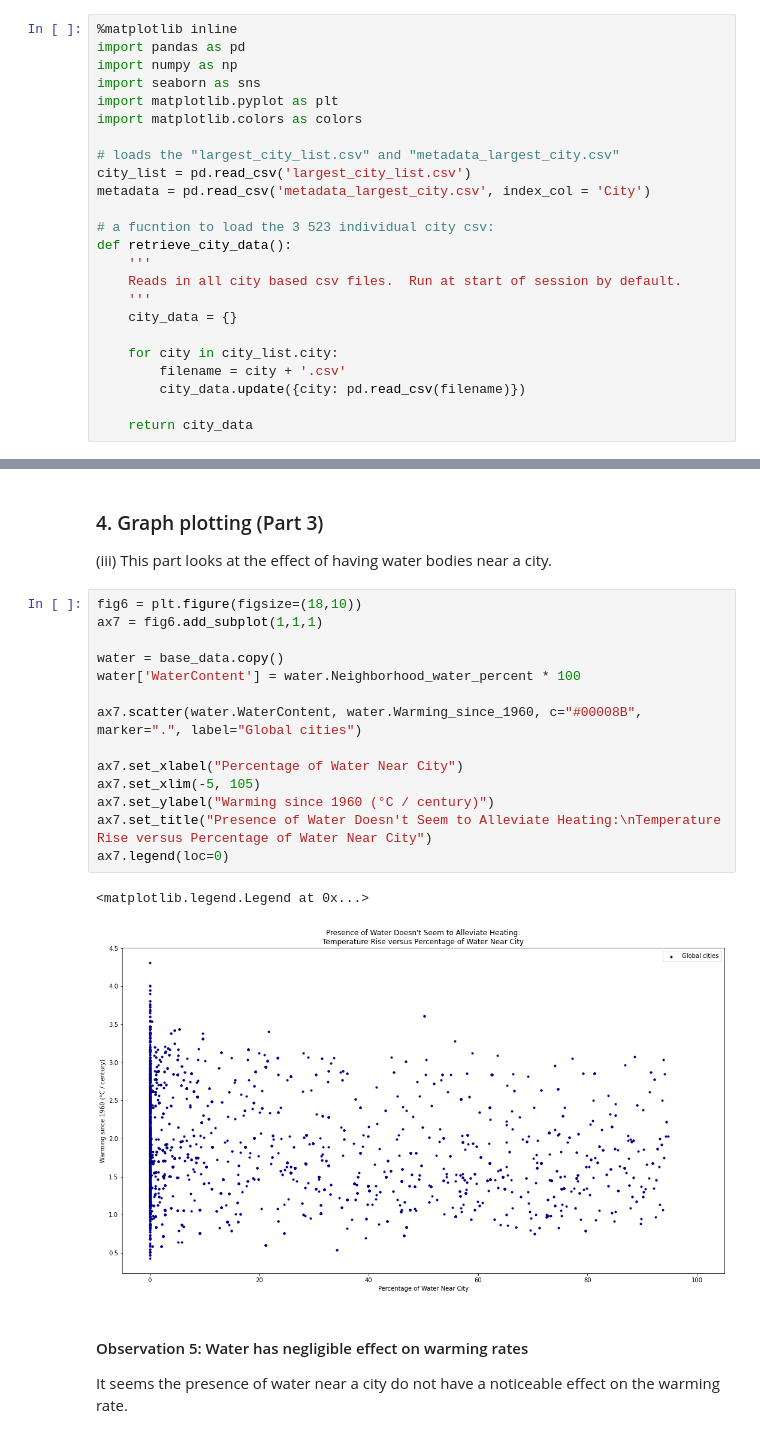
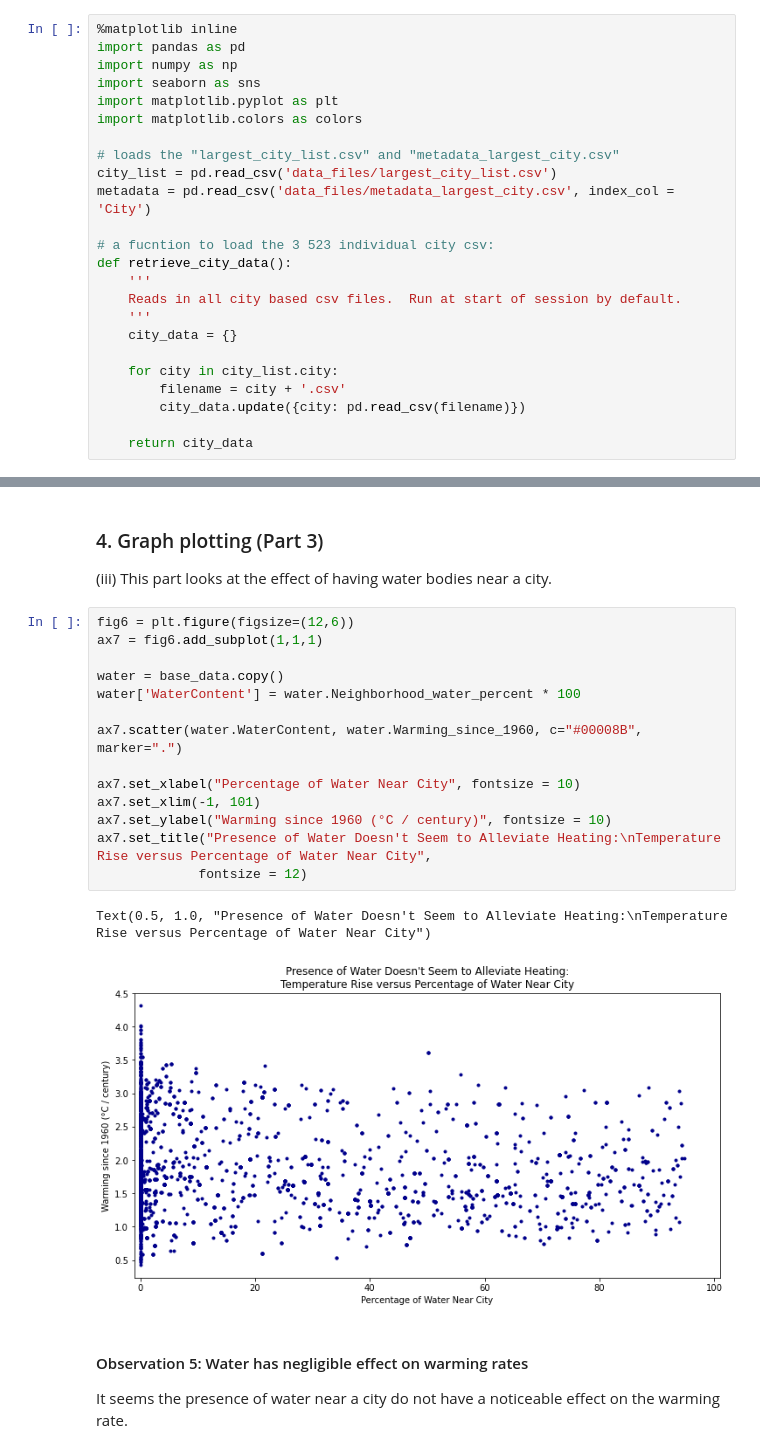
Before and after one commit to nankli/Python_EDA_group_project, a Jupyter notebook: Heating across regions and cities_Justin.ipynb, the cells around one changed output, grey strips where cells are left out. Cells and saved outputs as stored; diff of their text form.

Commit message:
Tidied up the notebooks from Justin and put the data and png files to their proper places.

```diff
--- a/Heating across regions and cities_Justin.ipynb
+++ b/Heating across regions and cities_Justin.ipynb
@@ -46,8 +46,8 @@ import matplotlib.pyplot as plt
 import matplotlib.colors as colors
 
 # loads the "largest_city_list.csv" and "metadata_largest_city.csv"
-city_list = pd.read_csv('largest_city_list.csv')
-metadata = pd.read_csv('metadata_largest_city.csv', index_col = 'City')
+city_list = pd.read_csv('data_files/largest_city_list.csv')
+metadata = pd.read_csv('data_files/metadata_largest_city.csv', index_col = 'City')
 
 # a fucntion to load the 3 523 individual city csv:
 def retrieve_city_data():
@@ -437,22 +492,22 @@ It seems the same cannot be said for the south.  There are some regional groupin
 ### 4. Graph plotting (Part 3)
 (iii) This part looks at the effect of having water bodies near a city.
 # %%
-fig6 = plt.figure(figsize=(18,10))
+fig6 = plt.figure(figsize=(12,6))
 ax7 = fig6.add_subplot(1,1,1)
 
 water = base_data.copy()
 water['WaterContent'] = water.Neighborhood_water_percent * 100
 
-ax7.scatter(water.WaterContent, water.Warming_since_1960, c="#00008B", marker=".", label="Global cities")
+ax7.scatter(water.WaterContent, water.Warming_since_1960, c="#00008B", marker=".")
 
-ax7.set_xlabel("Percentage of Water Near City")
-ax7.set_xlim(-5, 105)
-ax7.set_ylabel("Warming since 1960 (°C / century)")
-ax7.set_title("Presence of Water Doesn't Seem to Alleviate Heating:\nTemperature Rise versus Percentage of Water Near City")
-ax7.legend(loc=0)
+ax7.set_xlabel("Percentage of Water Near City", fontsize = 10)
+ax7.set_xlim(-1, 101)
+ax7.set_ylabel("Warming since 1960 (°C / century)", fontsize = 10)
+ax7.set_title("Presence of Water Doesn't Seem to Alleviate Heating:\nTemperature Rise versus Percentage of Water Near City",
+             fontsize = 12)
 # %% [output]
-<matplotlib.legend.Legend at 0x...>
+Text(0.5, 1.0, "Presence of Water Doesn't Seem to Alleviate Heating:\nTemperature Rise versus Percentage of Water Near City")
-[figure, old version]
+[figure, new version]
 # %% [markdown]
 #### Observation 5: Water has negligible effect on warming rates
 It seems the presence of water near a city do not have a noticeable effect on the warming rate.
```
Also changed, not shown: parts of 9 cells of this notebook, 8 other files.
